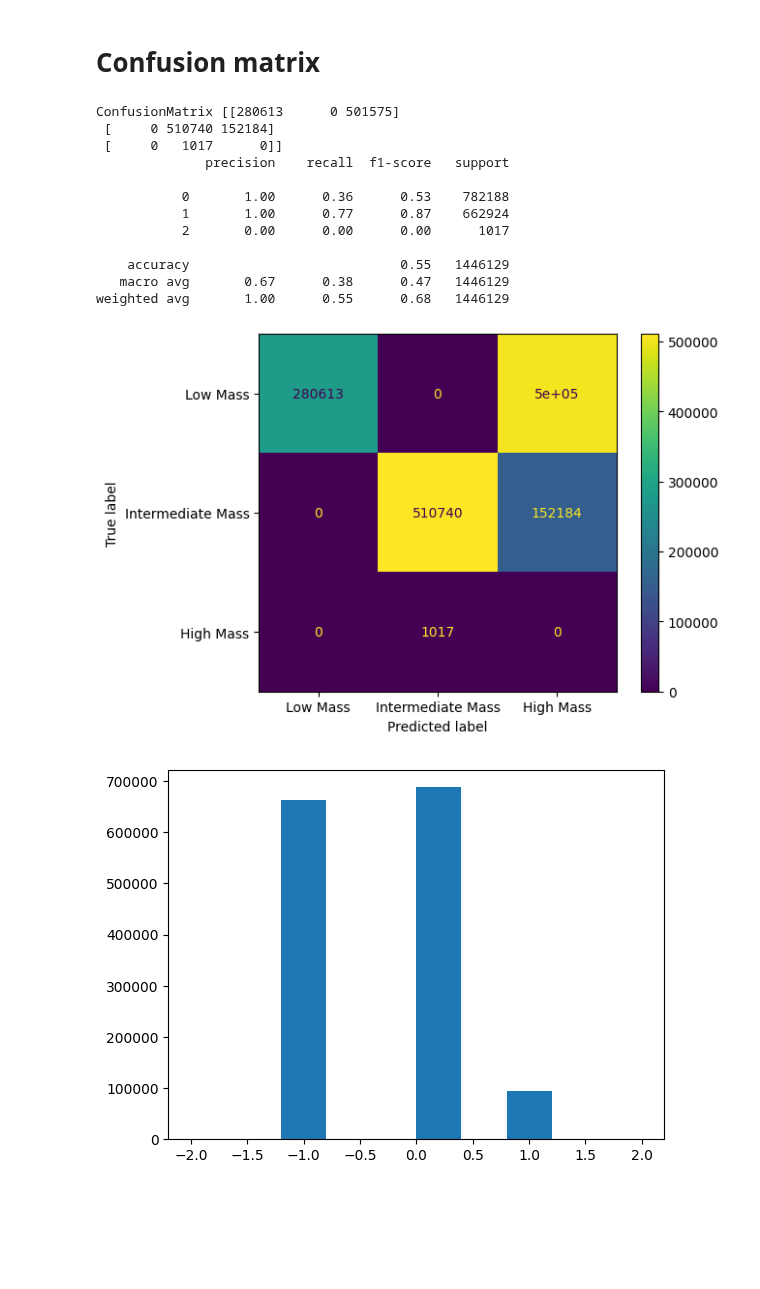
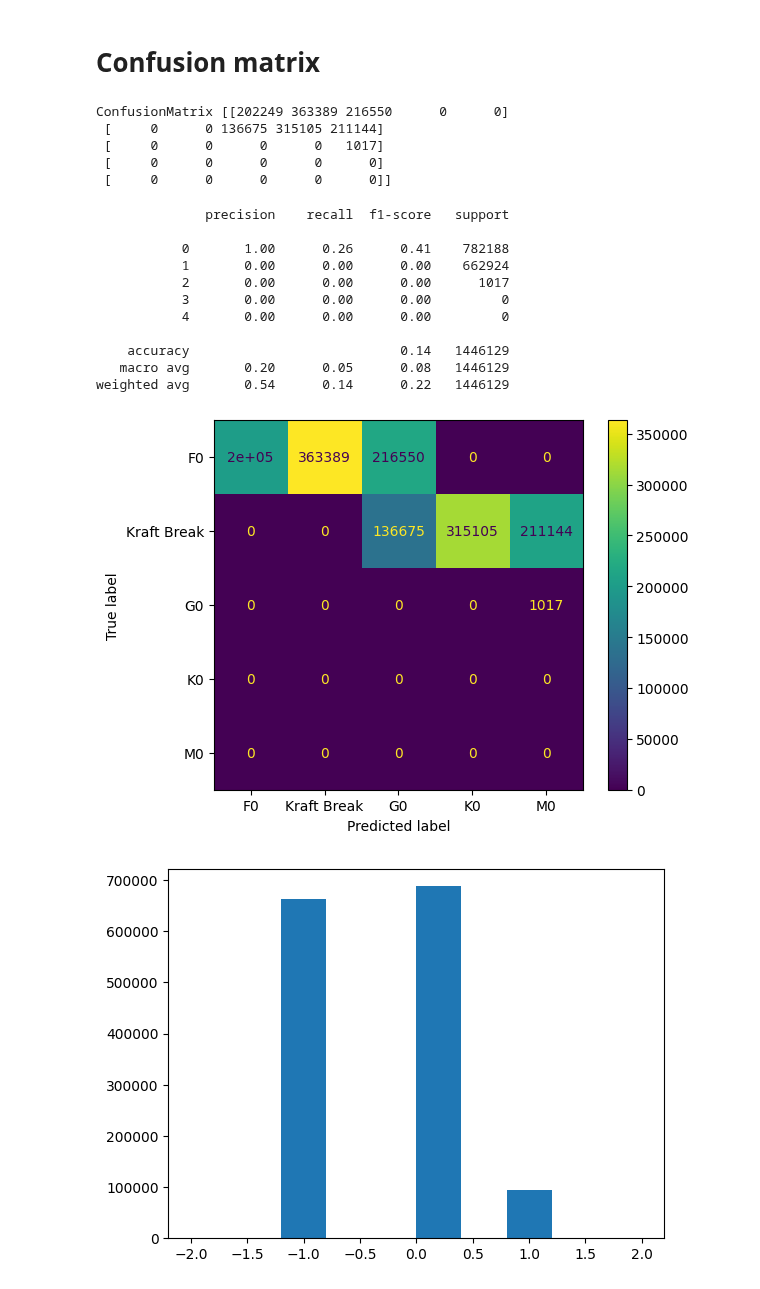
Before and after one commit to PK0207/geology_final_project, a Jupyter notebook: Yu_data.ipynb, the cells around one changed output. Saved outputs shown, nothing was run; the diff lists cells and outputs as text; code cells hidden in the pictures; blank space fills up the shorter version.

```diff
--- a/Yu_data.ipynb
+++ b/Yu_data.ipynb
@@ -154,14 +112,3 @@ plt.savefig('Yu_HR.png', dpi=200)
 plt.show()
 # %% [output]
 [figure]
-# %%
-#Add a label column for the 'true' label of the points
-masses = [
-    df['Teff'] < 5000,
-    (df['Teff'] >= 5000) & (df['Teff'] < 7500),
-    df['Teff'] >= 7500
-]
-
-mass_labels = [0, 1, 2]
-
-df['label'] = np.select(masses, mass_labels)
@@ -224,26 +229,30 @@ It's interesting that despite not telling the algorithm anything about physics,
 # Confusion matrix
 # %%
 from sklearn.metrics import confusion_matrix,classification_report, ConfusionMatrixDisplay
-cm = confusion_matrix(df['label'],labelsT)
+cm = confusion_matrix(df['label'],ordered_labelsT)
 print("ConfusionMatrix",cm)
-print(classification_report(df['label'],labelsT))
-disp = ConfusionMatrixDisplay(cm, display_labels = ['Low Mass', 'Intermediate Mass', 'High Mass'])
+print(classification_report(df['label'],ordered_labelsT))
+disp = ConfusionMatrixDisplay(cm, display_labels = spectral_types_break)
 disp.plot()
 plt.show()
 # %% [output]
-ConfusionMatrix [[280613      0 501575]
- [     0 510740 152184]
- [     0   1017      0]]
-              precision    recall  f1-score   support
-
-           0       1.00      0.36      0.53    782188
-           1       1.00      0.77      0.87    662924
-           2       0.00      0.00      0.00      1017
-
-    accuracy                           0.55   1446129
-   macro avg       0.67      0.38      0.47   1446129
-weighted avg       1.00      0.55      0.68   1446129
+ConfusionMatrix [[202249 363389 216550      0      0]
+ [     0      0 136675 315105 211144]
+ [     0      0      0      0   1017]
+ [     0      0      0      0      0]
+ [     0      0      0      0      0]]
+              precision    recall  f1-score   support
+
+           0       1.00      0.26      0.41    782188
+           1       0.00      0.00      0.00    662924
+           2       0.00      0.00      0.00      1017
+           3       0.00      0.00      0.00         0
+           4       0.00      0.00      0.00         0
+
+    accuracy                           0.14   1446129
+   macro avg       0.20      0.05      0.08   1446129
+weighted avg       0.54      0.14      0.22   1446129
-[figure, old version]
+[figure, new version]
 # %%
 fitcolsnT = [
     #"Teff", #Effective temperature of the star (a derived quantity)
```
Also changed, not shown: parts of 9 cells of this notebook.
